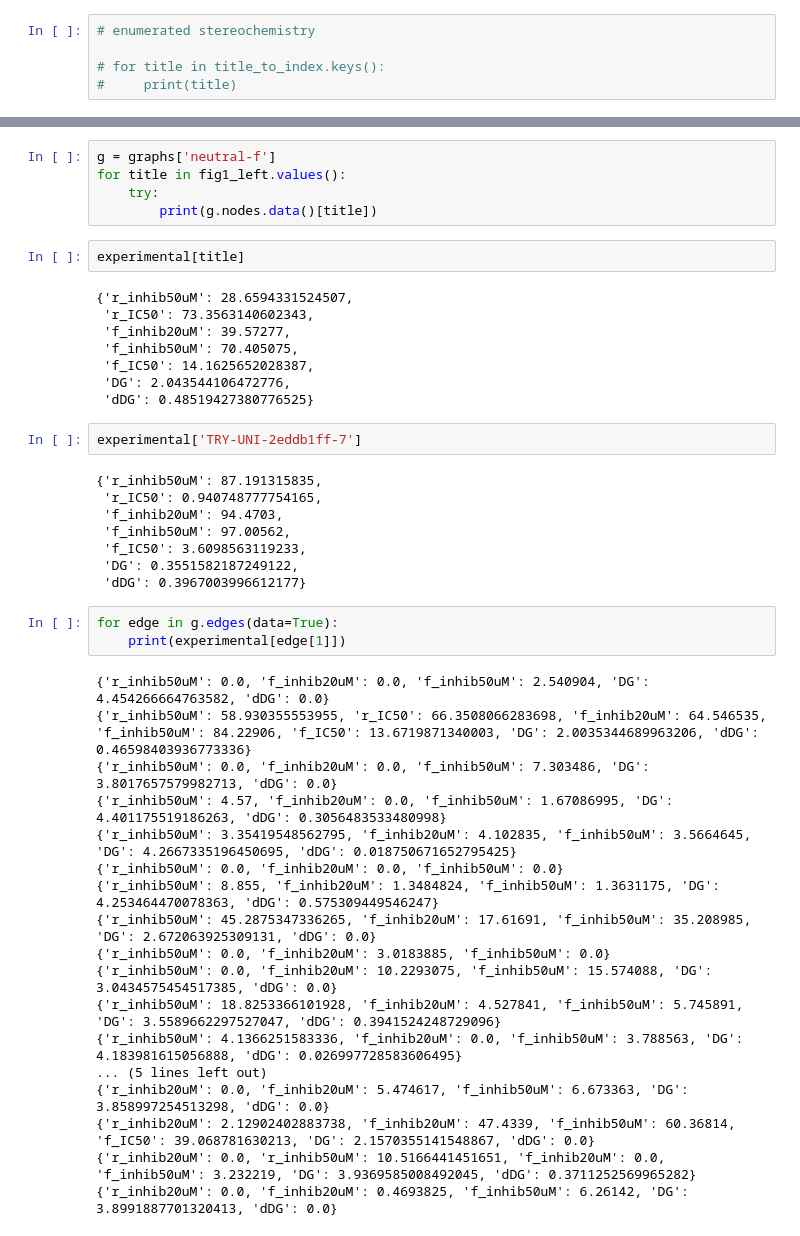
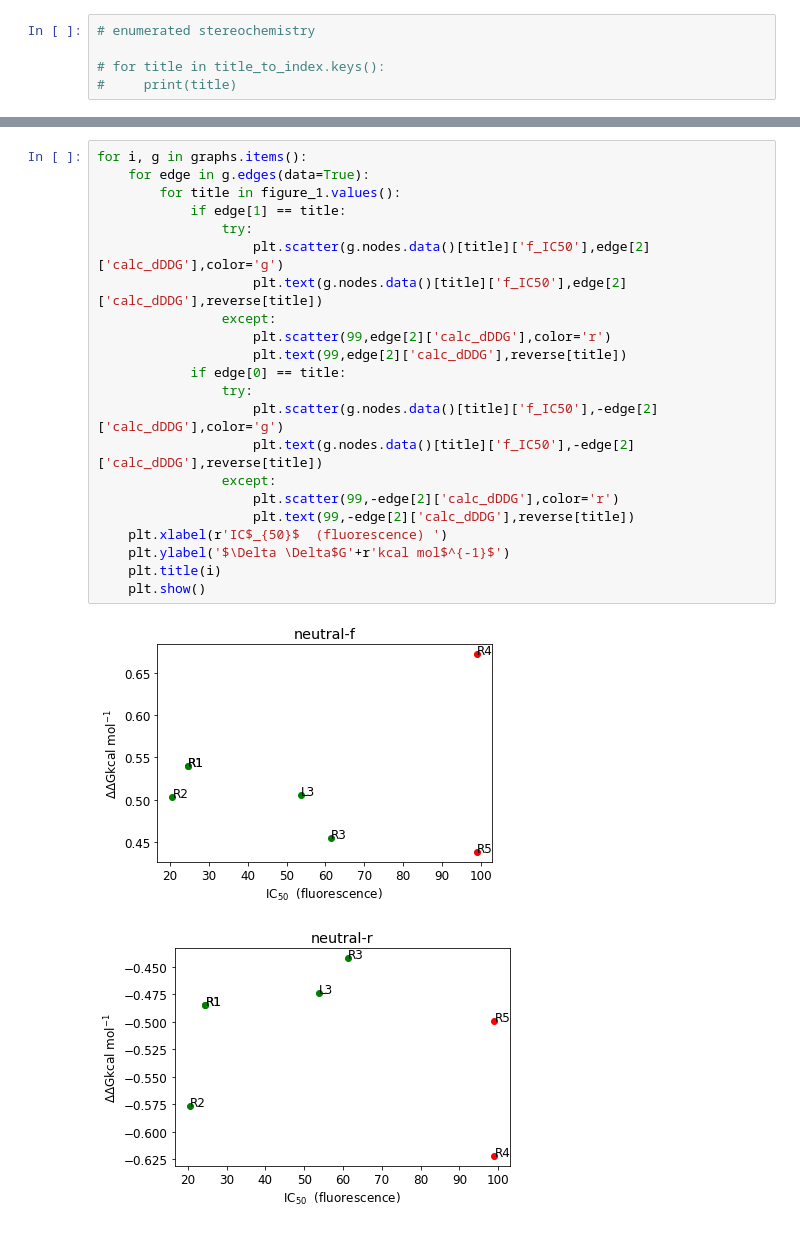
Before and after one commit to choderalab/PersesAtFoldingAtHome, a Jupyter notebook: 13420/ANALYSIS-retrospective.ipynb, the cells around one changed output, grey strips where cells are left out. Drawn from its saved outputs; the diff is of its cells as text.

```diff
--- a/13420/ANALYSIS-retrospective.ipynb
+++ b/13420/ANALYSIS-retrospective.ipynb
@@ -592,46 +539,25 @@ fig1_left = {1:'ADA-UCB-6c2cb422-1',
-# %%
-g = graphs['neutral-f']
-for title in fig1_left.values():
-    try:
-        print(g.nodes.data()[title])
-# %%
-experimental[title]
-# %% [output]
-{'r_inhib50uM': 28.6594331524507,
- 'r_IC50': 73.3563140602343,
- 'f_inhib20uM': 39.57277,
- 'f_inhib50uM': 70.405075,
- 'f_IC50': 14.1625652028387,
- 'DG': 2.043544106472776,
- 'dDG': 0.48519427380776525}
-# %%
-experimental['TRY-UNI-2eddb1ff-7']
-# %% [output]
-{'r_inhib50uM': 87.191315835,
- 'r_IC50': 0.940748777754165,
- 'f_inhib20uM': 94.4703,
- 'f_inhib50uM': 97.00562,
- 'f_IC50': 3.6098563119233,
- 'DG': 0.3551582187249122,
- 'dDG': 0.3967003996612177}
-# %%
-for edge in g.edges(data=True):
-    print(experimental[edge[1]])
-# %% [output]
-{'r_inhib50uM': 0.0, 'f_inhib20uM': 0.0, 'f_inhib50uM': 2.540904, 'DG': 4.454266664763582, 'dDG': 0.0}
-{'r_inhib50uM': 58.930355553955, 'r_IC50': 66.3508066283698, 'f_inhib20uM': 64.546535, 'f_inhib50uM': 84.22906, 'f_IC50': 13.6719871340003, 'DG': 2.0035344689963206, 'dDG': 0.46598403936773336}
-{'r_inhib50uM': 0.0, 'f_inhib20uM': 0.0, 'f_inhib50uM': 7.303486, 'DG': 3.8017657579982713, 'dDG': 0.0}
-{'r_inhib50uM': 4.57, 'f_inhib20uM': 0.0, 'f_inhib50uM': 1.67086995, 'DG': 4.401175519186263, 'dDG': 0.3056483533480998}
-{'r_inhib50uM': 3.35419548562795, 'f_inhib20uM': 4.102835, 'f_inhib50uM': 3.5664645, 'DG': 4.2667335196450695, 'dDG': 0.018750671652795425}
-{'r_inhib50uM': 0.0, 'f_inhib20uM': 0.0, 'f_inhib50uM': 0.0}
-{'r_inhib50uM': 8.855, 'f_inhib20uM': 1.3484824, 'f_inhib50uM': 1.3631175, 'DG': 4.253464470078363, 'dDG': 0.575309449546247}
-{'r_inhib50uM': 45.2875347336265, 'f_inhib20uM': 17.61691, 'f_inhib50uM': 35.208985, 'DG': 2.672063925309131, 'dDG': 0.0}
-{'r_inhib50uM': 0.0, 'f_inhib20uM': 3.0183885, 'f_inhib50uM': 0.0}
-{'r_inhib50uM': 0.0, 'f_inhib20uM': 10.2293075, 'f_inhib50uM': 15.574088, 'DG': 3.0434575454517385, 'dDG': 0.0}
-{'r_inhib50uM': 18.8253366101928, 'f_inhib20uM': 4.527841, 'f_inhib50uM': 5.745891, 'DG': 3.5589662297527047, 'dDG': 0.3941524248729096}
-{'r_inhib50uM': 4.1366251583336, 'f_inhib20uM': 0.0, 'f_inhib50uM': 3.788563, 'DG': 4.183981615056888, 'dDG': 0.026997728583606495}
-... (5 lines left out)
-{'r_inhib20uM': 0.0, 'f_inhib20uM': 5.474617, 'f_inhib50uM': 6.673363, 'DG': 3.858997254513298, 'dDG': 0.0}
-{'r_inhib20uM': 2.12902402883738, 'f_inhib20uM': 47.4339, 'f_inhib50uM': 60.36814, 'f_IC50': 39.068781630213, 'DG': 2.1570355141548867, 'dDG': 0.0}
-{'r_inhib20uM': 0.0, 'r_inhib50uM': 10.5166441451651, 'f_inhib20uM': 0.0, 'f_inhib50uM': 3.232219, 'DG': 3.9369585008492045, 'dDG': 0.3711252569965282}
-{'r_inhib20uM': 0.0, 'f_inhib20uM': 0.4693825, 'f_inhib50uM': 6.26142, 'DG': 3.8991887701320413, 'dDG': 0.0}
+# %%
+for i, g in graphs.items():
+    for edge in g.edges(data=True):
+        for title in figure_1.values():
+            if edge[1] == title:
+                try:
+                    plt.scatter(g.nodes.data()[title]['f_IC50'],edge[2]['calc_dDDG'],color='g')
+                    plt.text(g.nodes.data()[title]['f_IC50'],edge[2]['calc_dDDG'],reverse[title])
+                except:
+                    plt.scatter(99,edge[2]['calc_dDDG'],color='r')
+                    plt.text(99,edge[2]['calc_dDDG'],reverse[title])
+            if edge[0] == title:
+                try:
+                    plt.scatter(g.nodes.data()[title]['f_IC50'],-edge[2]['calc_dDDG'],color='g')
+                    plt.text(g.nodes.data()[title]['f_IC50'],-edge[2]['calc_dDDG'],reverse[title])
+                except:
+                    plt.scatter(99,-edge[2]['calc_dDDG'],color='r')
+                    plt.text(99,-edge[2]['calc_dDDG'],reverse[title])
+    plt.xlabel(r'IC$_{50}$  (fluorescence) ')
+    plt.ylabel('$\Delta \Delta$G'+r'kcal mol$^{-1}$')
+    plt.title(i)
+    plt.show()
+# %% [output]
+[figure, added]
+[figure, added]
```
Also changed, not shown: parts of 12 cells of this notebook, 12 other files.
